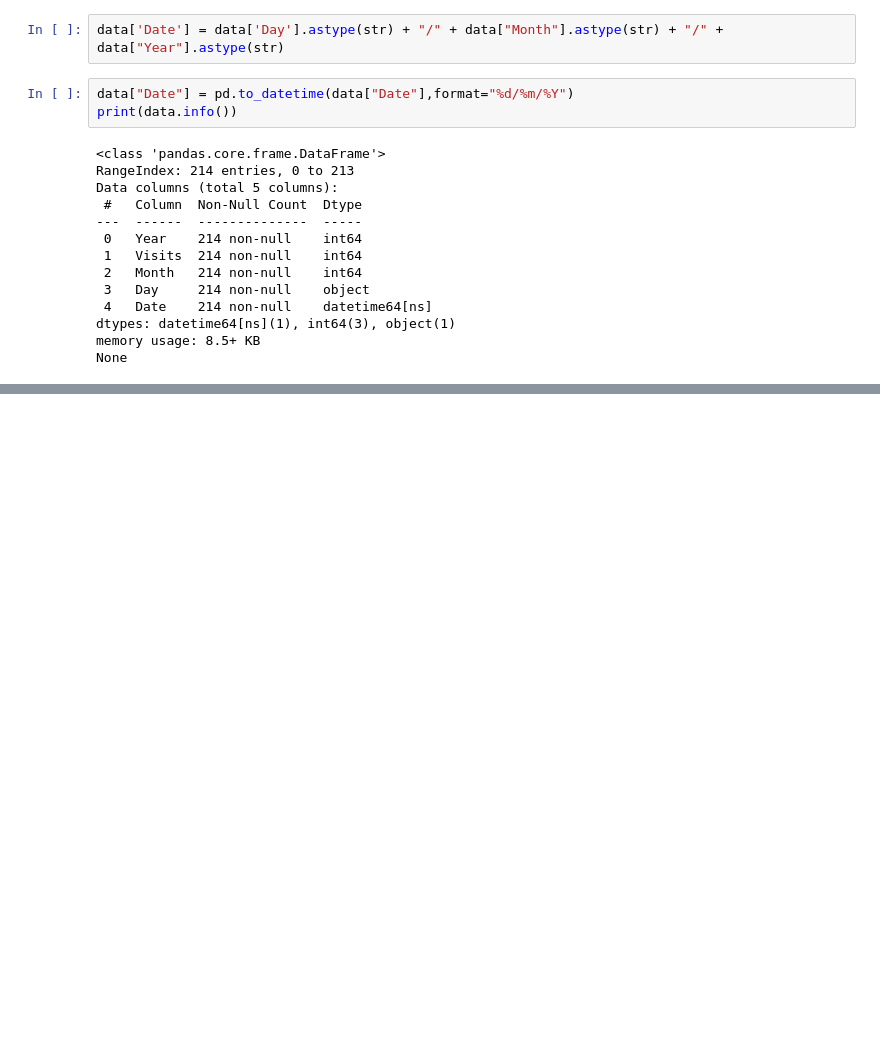
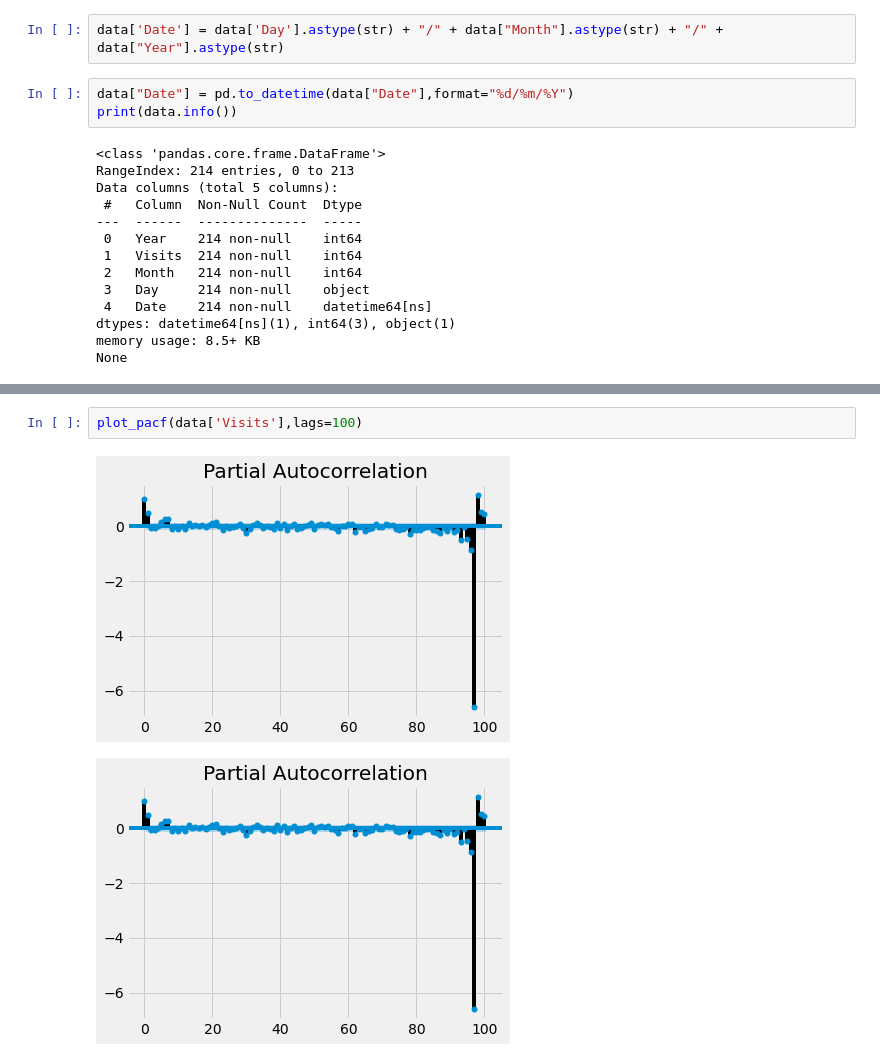
Before and after one commit to prathyuma-08/Website-Traffic-Forecasting, a Jupyter notebook: Website_traffic_forecasting.ipynb, the cells around one changed output, grey strips where cells are left out. Cells and saved outputs as stored; diff of their text form; blank space fills up the shorter version.

```diff
--- a/Website_traffic_forecasting.ipynb
+++ b/Website_traffic_forecasting.ipynb
@@ -219,0 +207,5 @@ None
+# %%
+plot_pacf(data['Visits'],lags=100)
+# %% [output]
+[figure, added]
+[figure, added]
```
Also changed, not shown: parts of 7 cells of this notebook.
